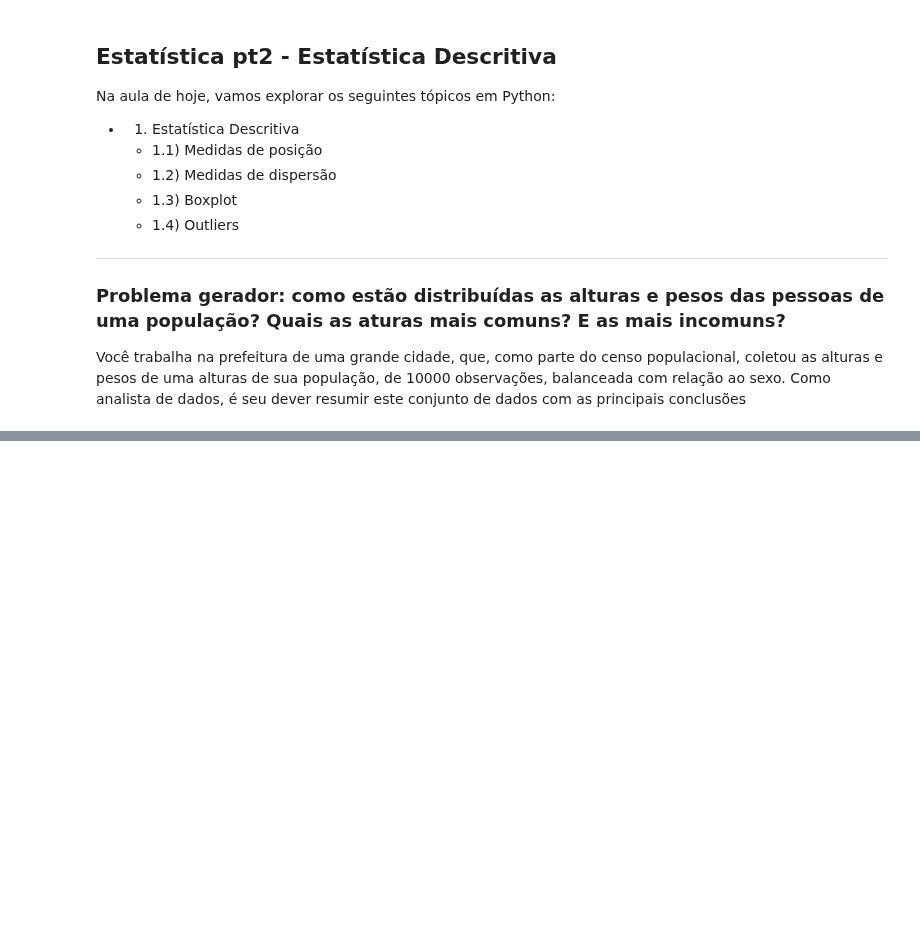
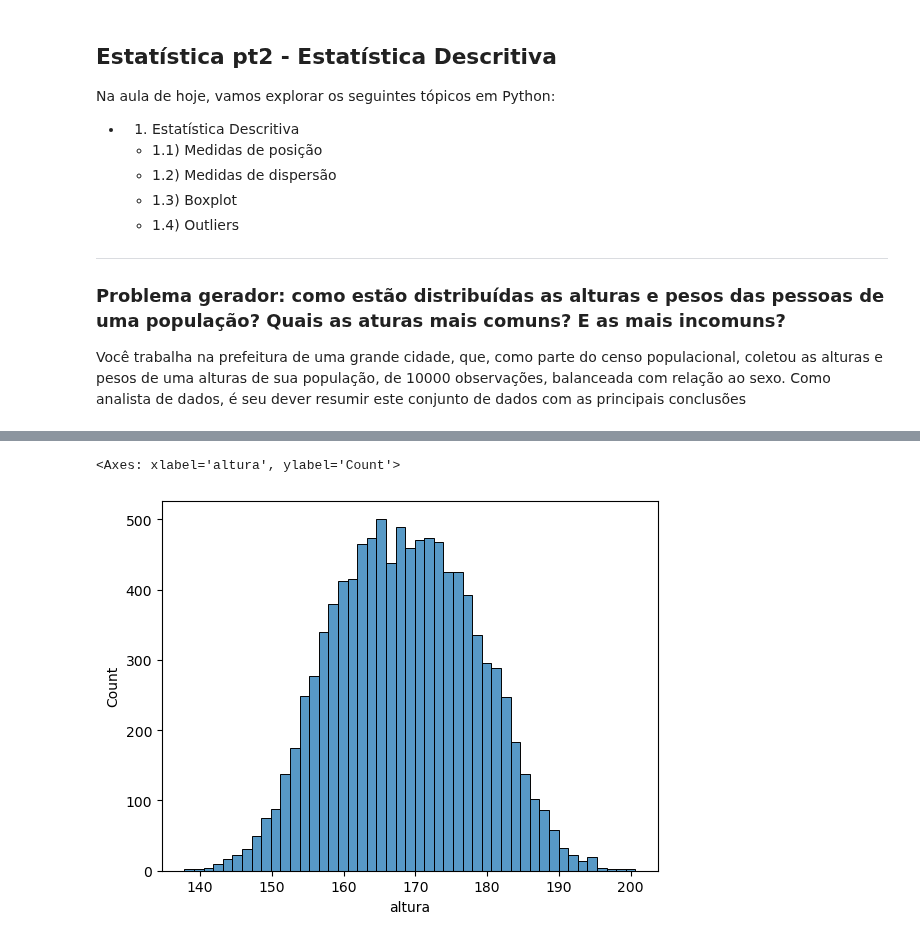
Before and after one commit to 1998-sys/Estudo, a Jupyter notebook: estatistica_descritivaII.ipynb, the cells around one changed output, grey strips where cells are left out. Saved outputs shown, nothing was run; the diff lists cells and outputs as text; code cells hidden in the pictures; blank space fills up the shorter version.

```diff
--- a/estatistica_descritivaII.ipynb
+++ b/estatistica_descritivaII.ipynb
@@ -24,0 +25,3 @@ Você trabalha na prefeitura de uma grande cidade, que, como parte do censo popu
+# %%
+df = pd.read_csv('alturas_pesos.csv')
+df.head()
@@ -24,0 +71,5 @@ Você trabalha na prefeitura de uma grande cidade, que, como parte do censo popu
+# %%
+sns.histplot(data=df, x='altura')
+# %% [output]
+<Axes: xlabel='altura', ylabel='Count'>
+[figure, added]
```
Also changed, not shown: parts of 70 cells of this notebook.
